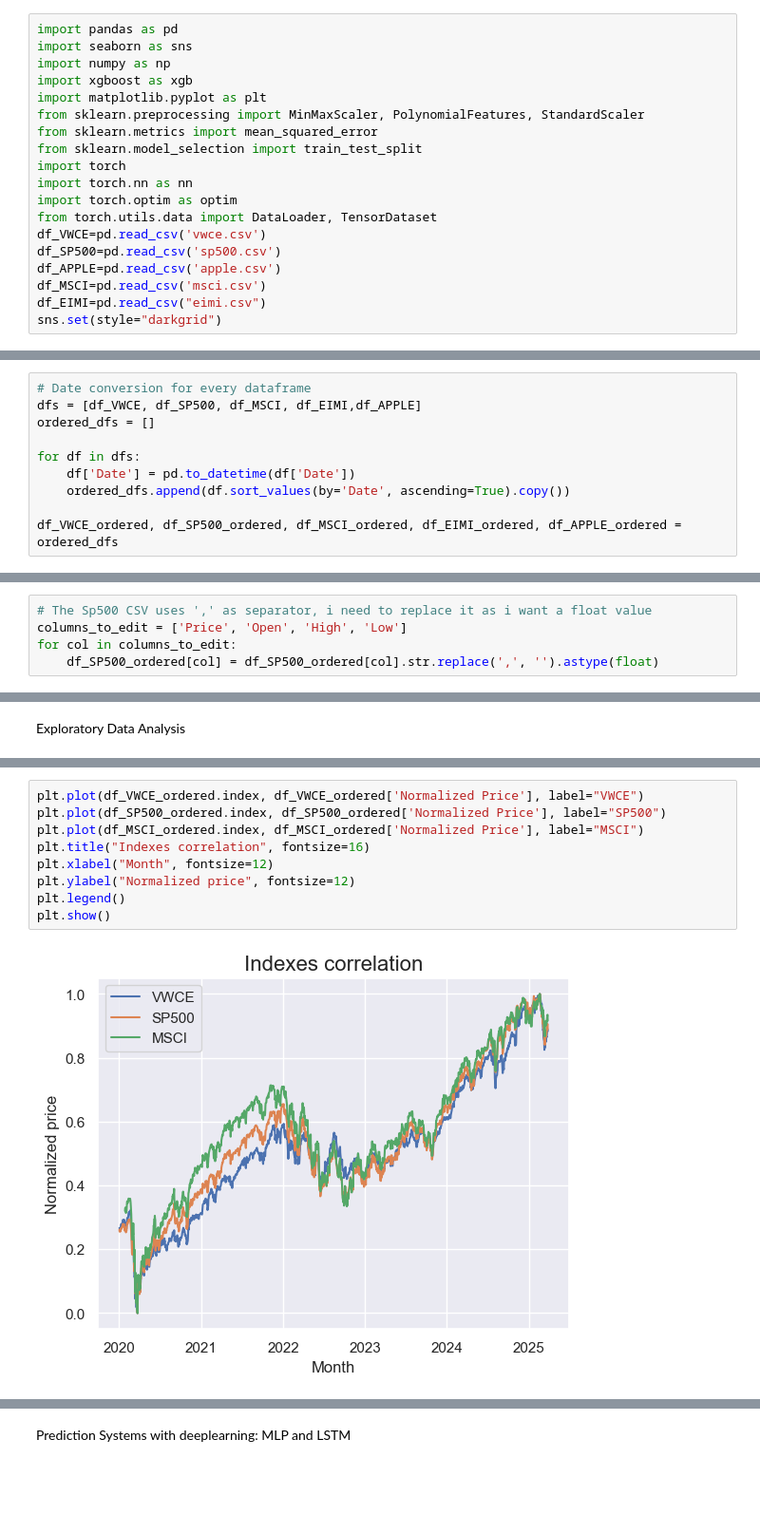
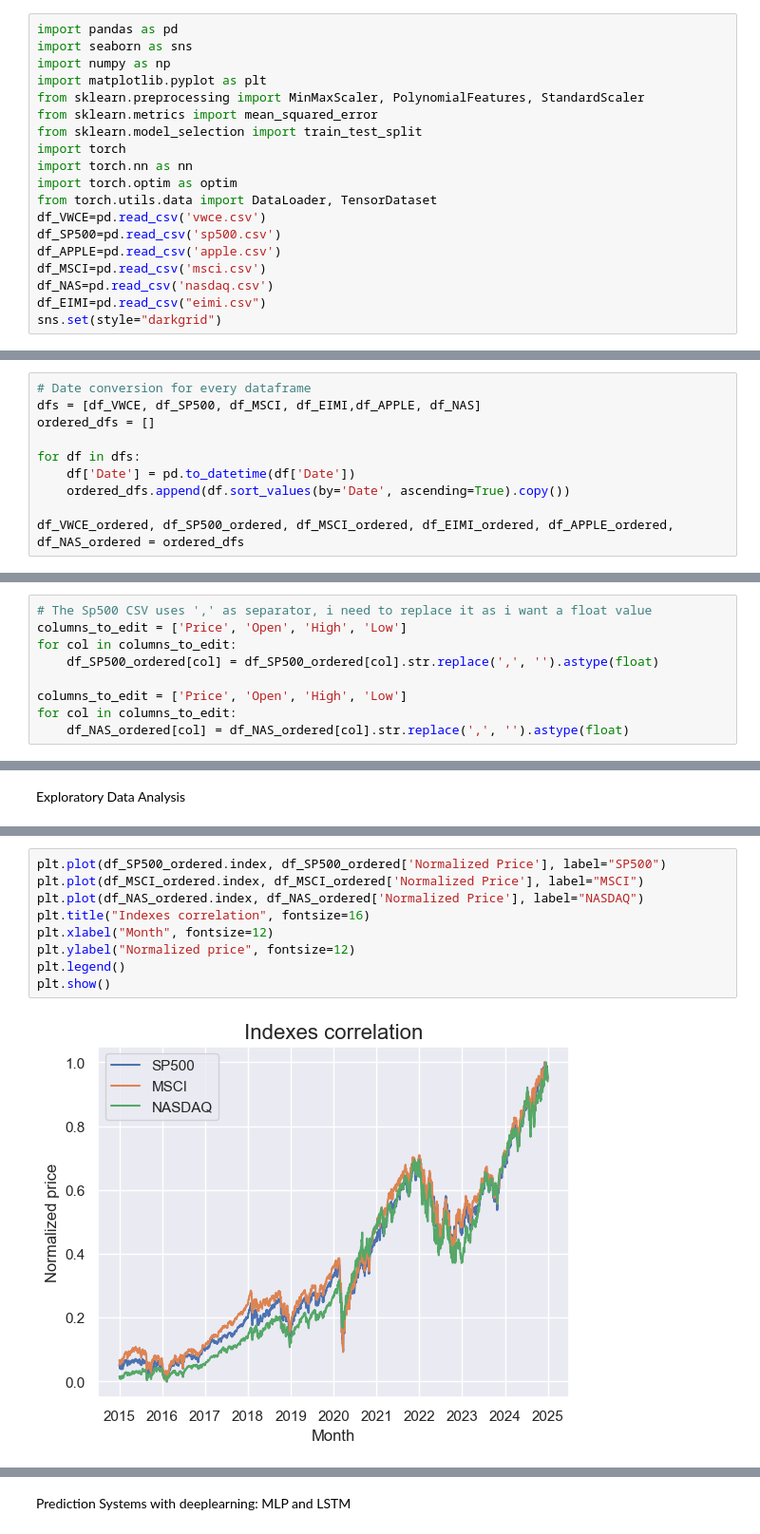
Before and after one commit to ChristianChimi/Financial-Analytics, a Jupyter notebook: Stock-Market-Analytics/Stock_market_Analytics.ipynb, the cells around one changed output, grey strips where cells are left out. Shown at 95% size. Cells and saved outputs as stored; diff of their text form; blank space fills up the shorter version.

```diff
--- a/Stock-Market-Analytics/Stock_market_Analytics.ipynb
+++ b/Stock-Market-Analytics/Stock_market_Analytics.ipynb
@@ -2,7 +2,6 @@
 import pandas as pd
 import seaborn as sns
 import numpy as np
-import xgboost as xgb
 import matplotlib.pyplot as plt
 from sklearn.preprocessing import MinMaxScaler, PolynomialFeatures, StandardScaler
 from sklearn.metrics import mean_squared_error
@@ -15,18 +14,19 @@ df_VWCE=pd.read_csv('vwce.csv')
 df_SP500=pd.read_csv('sp500.csv')
 df_APPLE=pd.read_csv('apple.csv')
 df_MSCI=pd.read_csv('msci.csv')
+df_NAS=pd.read_csv('nasdaq.csv')
 df_EIMI=pd.read_csv("eimi.csv")
 sns.set(style="darkgrid")
 # %% [markdown]
 Data Loading and Cleaning section. Merging to all-in-one dataframe.
 # %%
 # Date conversion for every dataframe
-dfs = [df_VWCE, df_SP500, df_MSCI, df_EIMI,df_APPLE]
+dfs = [df_VWCE, df_SP500, df_MSCI, df_EIMI,df_APPLE, df_NAS]
 ordered_dfs = []
 
 for df in dfs:
     df['Date'] = pd.to_datetime(df['Date'])
     ordered_dfs.append(df.sort_values(by='Date', ascending=True).copy())
 
-df_VWCE_ordered, df_SP500_ordered, df_MSCI_ordered, df_EIMI_ordered, df_APPLE_ordered = ordered_dfs
+df_VWCE_ordered, df_SP500_ordered, df_MSCI_ordered, df_EIMI_ordered, df_APPLE_ordered, df_NAS_ordered = ordered_dfs
 # %%
@@ -45,5 +45,9 @@ for df in dfs:
 columns_to_edit = ['Price', 'Open', 'High', 'Low']
 for col in columns_to_edit:
     df_SP500_ordered[col] = df_SP500_ordered[col].str.replace(',', '').astype(float)
+
+columns_to_edit = ['Price', 'Open', 'High', 'Low']
+for col in columns_to_edit:
+    df_NAS_ordered[col] = df_NAS_ordered[col].str.replace(',', '').astype(float)
 # %%
 scaler=MinMaxScaler()
@@ -121,11 +139,11 @@ Text(0, 0.5, 'Price SP500')
 # %%
-plt.plot(df_VWCE_ordered.index, df_VWCE_ordered['Normalized Price'], label="VWCE")
 plt.plot(df_SP500_ordered.index, df_SP500_ordered['Normalized Price'], label="SP500")
 plt.plot(df_MSCI_ordered.index, df_MSCI_ordered['Normalized Price'], label="MSCI")
+plt.plot(df_NAS_ordered.index, df_NAS_ordered['Normalized Price'], label="NASDAQ")
 plt.title("Indexes correlation", fontsize=16)
 plt.xlabel("Month", fontsize=12)
 plt.ylabel("Normalized price", fontsize=12)
 plt.legend()
 plt.show()
 # %% [output]
-[figure, old version]
+[figure, new version]
```
Also changed, not shown: parts of 14 cells of this notebook, 3 other files.
